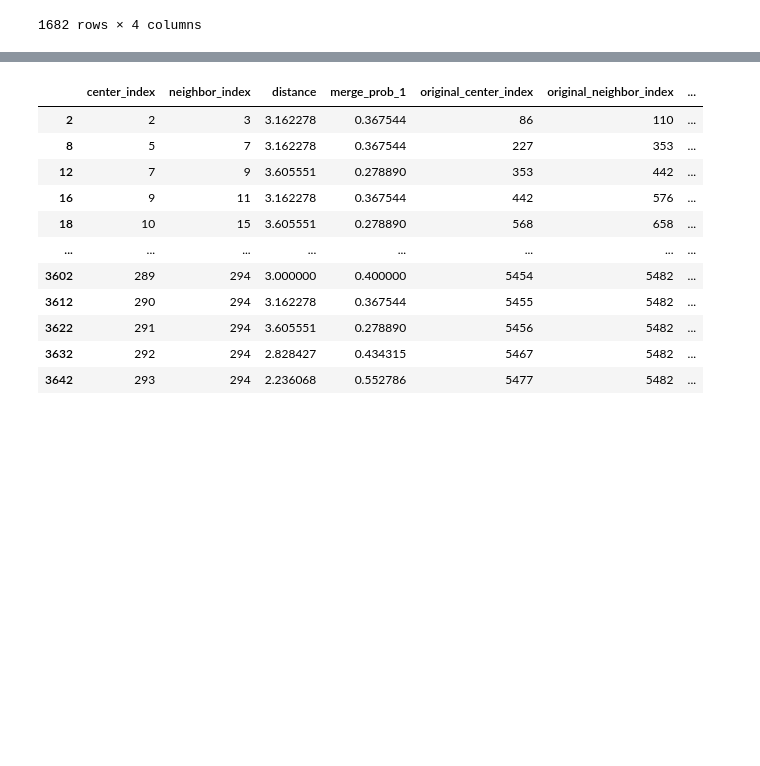
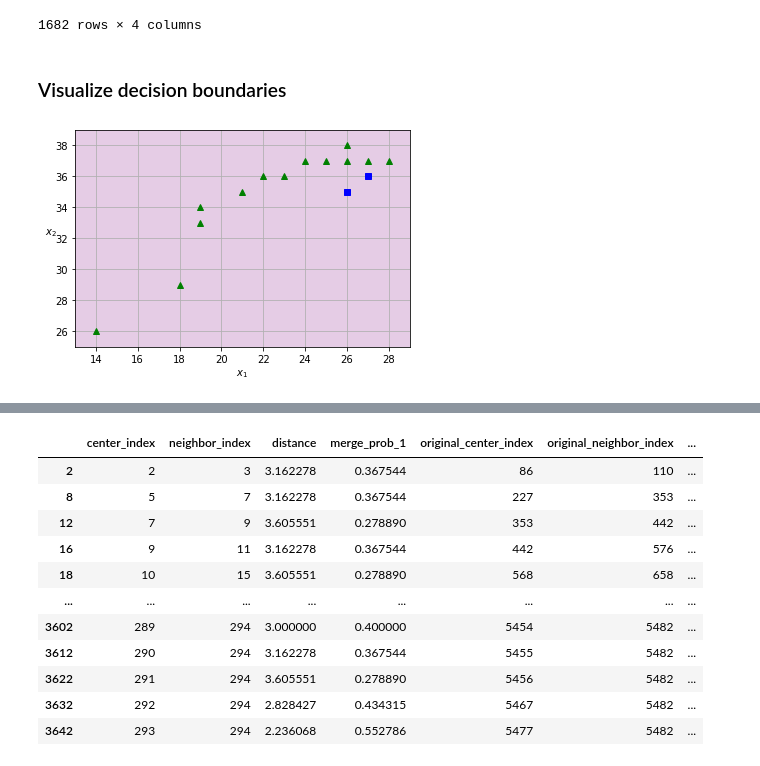
Before and after one commit to c4-lab/blf-attractor-algorithm, a Jupyter notebook: attractor_search.ipynb, the cells around one changed output, grey strips where cells are left out. Drawn from its saved outputs; the diff is of its cells as text; code cells hidden in the pictures; blank space fills up the shorter version.

```diff
--- a/attractor_search.ipynb
+++ b/attractor_search.ipynb
@@ -170,3 +166,5 @@ for index_a, index_b in zip(Merge_table.original_center_index, Merge_table.origi
     f1 = f1_score(labels, predictions)
 
     Merge_table.loc[((Merge_table.original_center_index == index_a) & (Merge_table.original_neighbor_index == index_b) , 'svm_f1_hop_all')] = f1
+# %% [markdown]
+### Visualize decision boundaries
@@ -173,3 +192,33 @@ for index_a, index_b in zip(Merge_table.original_center_index, Merge_table.origi
+# %%
+def visualize_svm(key):
+    if key in svm_models:
+        # Retrieve the model, features, and labels from the tuple stored in the dictionary
+        model, features, labels = svm_models[key]
+
+        # Ensure features and labels are numpy arrays, as they are expected to be used as such
+        if not isinstance(features, np.ndarray):
+            features = np.array(features)
+        if not isinstance(labels, np.ndarray):
+            labels = np.array(labels)
+
+        # Determine axes bounds based on features
+        x1_min, x1_max = features[:, 0].min() - 1, features[:, 0].max() + 1
+        x2_min, x2_max = features[:, 1].min() - 1, features[:, 1].max() + 1
+        axes = [x1_min, x1_max, x2_min, x2_max]
+
+        # Plot dataset and predictions
+        plot_dataset(features, labels, axes)
+        plot_predictions(model, axes)
+        plt.show()
+    else:
+        print("Model not found!")
+# %%
+# Example key, replace with actual key you use
+svm_models_keys = list(svm_models.keys())
+key = svm_models_keys[60]
+visualize_svm(key)
+# %% [output]
+[figure, added]
 # %%
 import matplotlib.pyplot as plt
 import seaborn as sns
```
Also changed, not shown: parts of 15 cells of this notebook.
